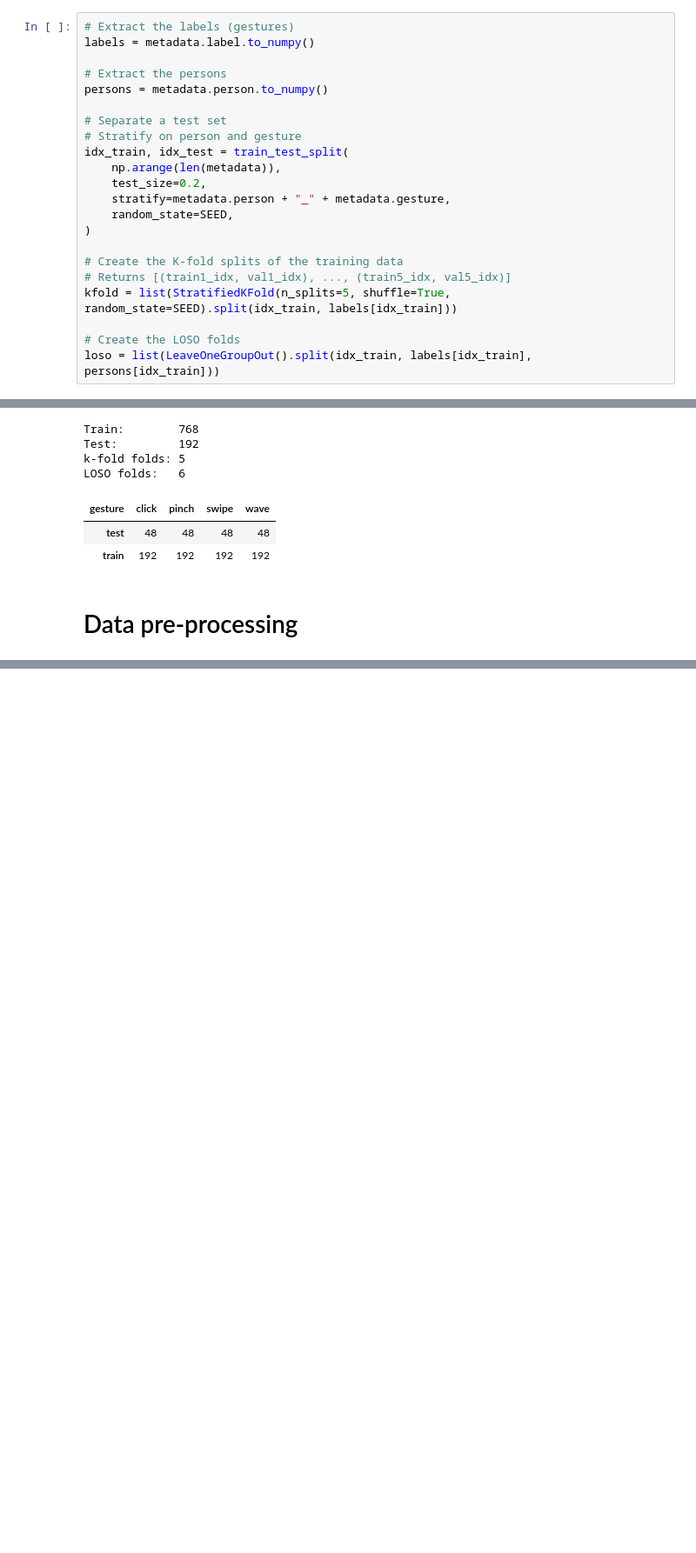
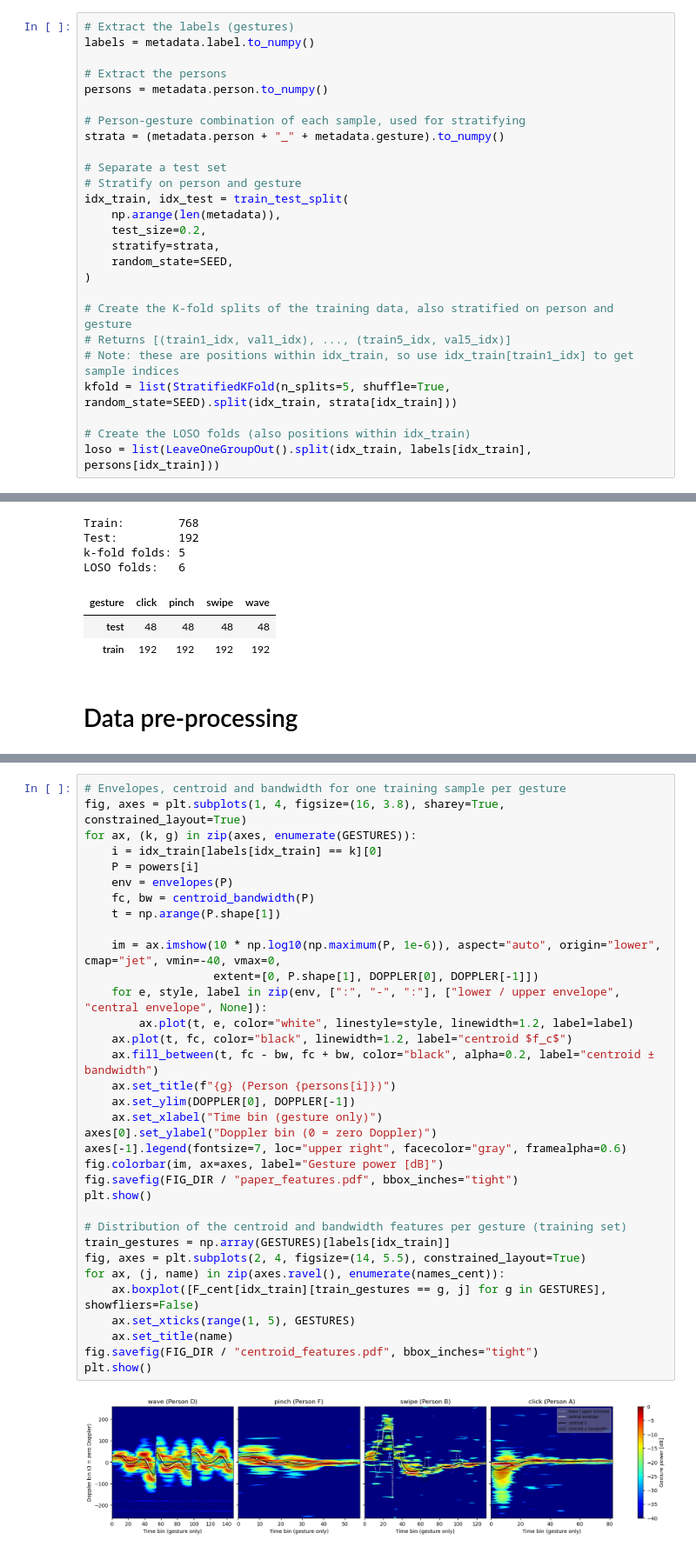
Before and after one commit to jimvanijcken/wicos, a Jupyter notebook: wicos.ipynb, the cells around one changed output, grey strips where cells are left out. Shown at 87% size. Saved outputs shown, nothing was run; the diff lists cells and outputs as text; blank space fills up the shorter version.

Commit message:
Add preprocessing notebook, new figures and report updates
Co-Authored-By: Claude Opus 5.5 <noreply@anthropic.com>

```diff
--- a/wicos.ipynb
+++ b/wicos.ipynb
@@ -207,20 +152,24 @@ labels = metadata.label.to_numpy()
 # Extract the persons
 persons = metadata.person.to_numpy()
 
+# Person-gesture combination of each sample, used for stratifying
+strata = (metadata.person + "_" + metadata.gesture).to_numpy()
+
 # Separate a test set
 # Stratify on person and gesture
 idx_train, idx_test = train_test_split(
     np.arange(len(metadata)),
     test_size=0.2,
-    stratify=metadata.person + "_" + metadata.gesture,
+    stratify=strata,
     random_state=SEED,
 )
 
-# Create the K-fold splits of the training data
+# Create the K-fold splits of the training data, also stratified on person and gesture
 # Returns [(train1_idx, val1_idx), ..., (train5_idx, val5_idx)]
-kfold = list(StratifiedKFold(n_splits=5, shuffle=True, random_state=SEED).split(idx_train, labels[idx_train]))
+# Note: these are positions within idx_train, so use idx_train[train1_idx] to get sample indices
+kfold = list(StratifiedKFold(n_splits=5, shuffle=True, random_state=SEED).split(idx_train, strata[idx_train]))
 
-# Create the LOSO folds
+# Create the LOSO folds (also positions within idx_train)
 loso = list(LeaveOneGroupOut().split(idx_train, labels[idx_train], persons[idx_train]))
 # %%
 # Print the number of samples per set and the number of generated folds
@@ -491,0 +356,36 @@ plt.show()
+# %%
+# Envelopes, centroid and bandwidth for one training sample per gesture
+fig, axes = plt.subplots(1, 4, figsize=(16, 3.8), sharey=True, constrained_layout=True)
+for ax, (k, g) in zip(axes, enumerate(GESTURES)):
+    i = idx_train[labels[idx_train] == k][0]
+    P = powers[i]
+    env = envelopes(P)
+    fc, bw = centroid_bandwidth(P)
+    t = np.arange(P.shape[1])
+
+    im = ax.imshow(10 * np.log10(np.maximum(P, 1e-6)), aspect="auto", origin="lower", cmap="jet", vmin=-40, vmax=0,
+                   extent=[0, P.shape[1], DOPPLER[0], DOPPLER[-1]])
+    for e, style, label in zip(env, [":", "-", ":"], ["lower / upper envelope", "central envelope", None]):
+        ax.plot(t, e, color="white", linestyle=style, linewidth=1.2, label=label)
+    ax.plot(t, fc, color="black", linewidth=1.2, label="centroid $f_c$")
+    ax.fill_between(t, fc - bw, fc + bw, color="black", alpha=0.2, label="centroid ± bandwidth")
+    ax.set_title(f"{g} (Person {persons[i]})")
+    ax.set_ylim(DOPPLER[0], DOPPLER[-1])
+    ax.set_xlabel("Time bin (gesture only)")
+axes[0].set_ylabel("Doppler bin (0 = zero Doppler)")
+axes[-1].legend(fontsize=7, loc="upper right", facecolor="gray", framealpha=0.6)
+fig.colorbar(im, ax=axes, label="Gesture power [dB]")
+fig.savefig(FIG_DIR / "paper_features.pdf", bbox_inches="tight")
+plt.show()
+
+# Distribution of the centroid and bandwidth features per gesture (training set)
+train_gestures = np.array(GESTURES)[labels[idx_train]]
+fig, axes = plt.subplots(2, 4, figsize=(14, 5.5), constrained_layout=True)
+for ax, (j, name) in zip(axes.ravel(), enumerate(names_cent)):
+    ax.boxplot([F_cent[idx_train][train_gestures == g, j] for g in GESTURES], showfliers=False)
+    ax.set_xticks(range(1, 5), GESTURES)
+    ax.set_title(name)
+fig.savefig(FIG_DIR / "centroid_features.pdf", bbox_inches="tight")
+plt.show()
+# %% [output]
+[figure, added]
```
Also changed, not shown: parts of 32 cells of this notebook, 16 other files.
